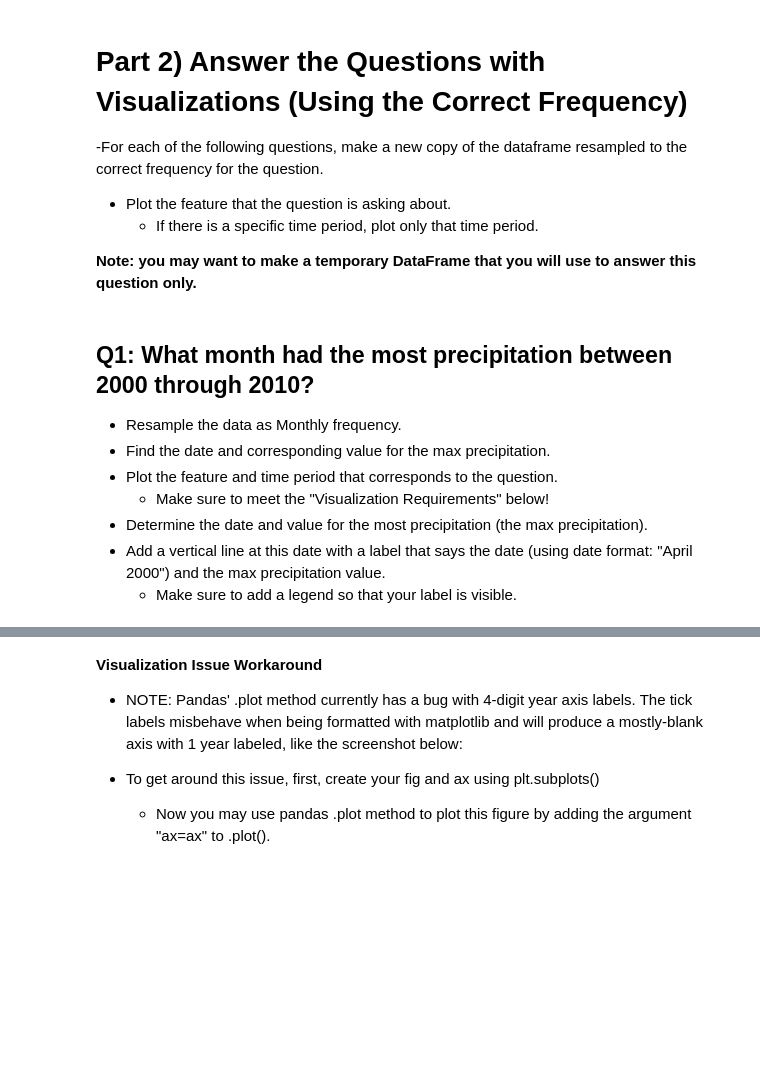
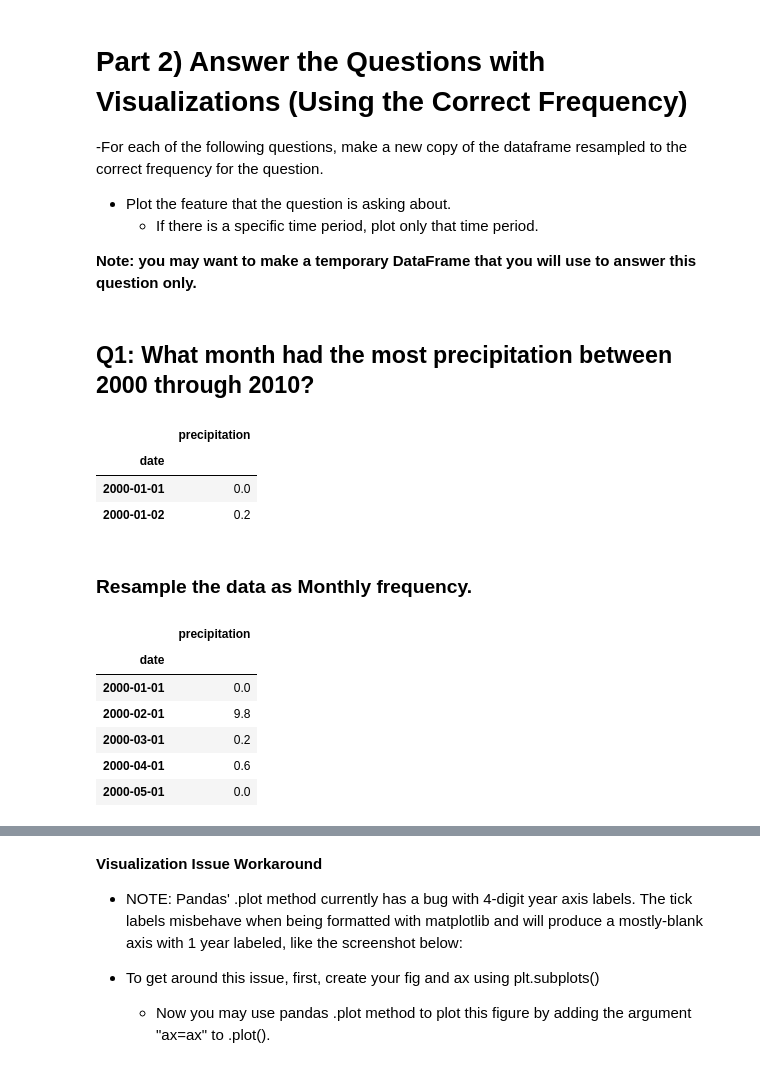
Before and after one commit to KDiBSilva/Resampling_Datetime_Data, a Jupyter notebook: Resampling_Datetime_Data.ipynb, the cells around one changed output, grey strips where cells are left out. Drawn from its saved outputs; the diff is of its cells as text; code cells hidden in the pictures; blank space fills up the shorter version.

```diff
--- a/Resampling_Datetime_Data.ipynb
+++ b/Resampling_Datetime_Data.ipynb
@@ -64,10 +86,27 @@ df['date']
 **Note: you may want to make a temporary DataFrame that you will use to answer this question only.**
 # %% [markdown]
 ## Q1: What month had the most precipitation between 2000 through 2010?
-- Resample the data as Monthly frequency.
-- Find the date and corresponding value for the max precipitation.
-- Plot the feature and time period that corresponds to the question.
-    - Make sure to meet the "Visualization Requirements" below!
-- Determine the date and value for the most precipitation (the max precipitation).
-- Add a vertical line at this date with a label that says the date (using date format: "April 2000") and the max precipitation value.
-    - Make sure to add a legend so that your label is visible.
+# %%
+# dataframe with years and column
+prec_df = df.loc['2000':'2010', ['precipitation']]
+prec_df.head(2)
+# %% [output]
+|  | precipitation |
+| date |  |
+| 2000-01-01 | 0.0 |
+| 2000-01-02 | 0.2 |
+# %% [markdown]
+### Resample the data as Monthly frequency.
+# %%
+# Coverting data from daily to monthly
+prec_ms = prec_df.asfreq("MS")
+prec_ms.name = "asfreq"
+prec_ms.head()
+# %% [output]
+|  | precipitation |
+| date |  |
+| 2000-01-01 | 0.0 |
+| 2000-02-01 | 9.8 |
+| 2000-03-01 | 0.2 |
+| 2000-04-01 | 0.6 |
+| 2000-05-01 | 0.0 |
```
Also changed, not shown: parts of 39 cells of this notebook.
